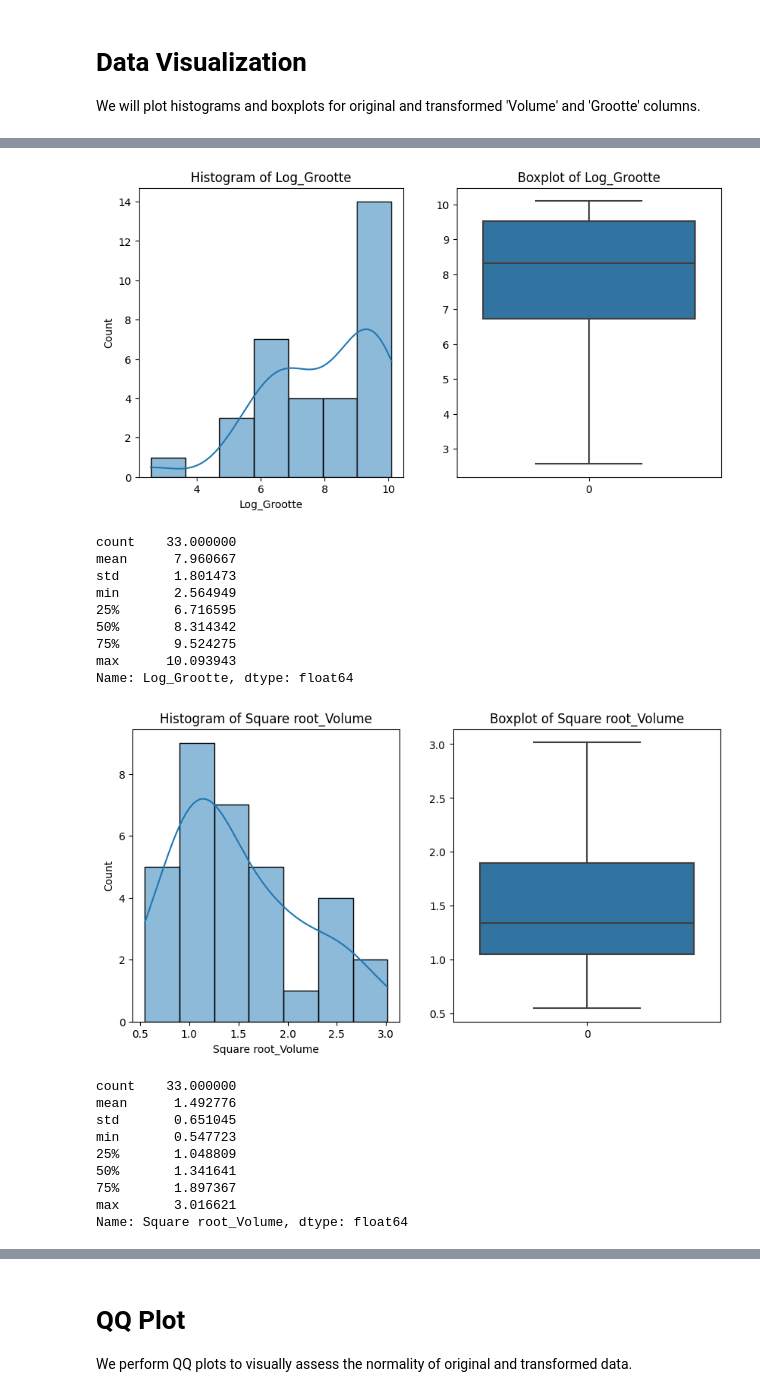
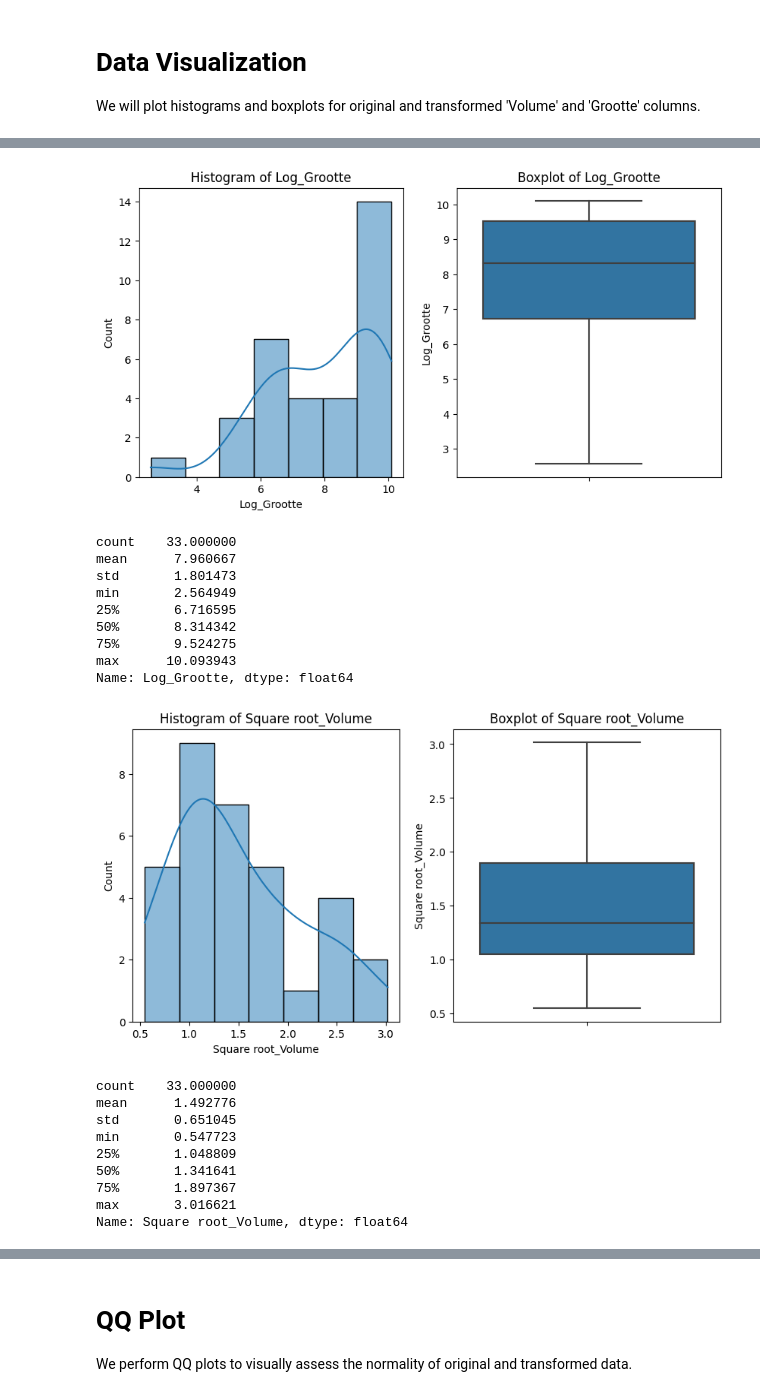
Before and after one commit to Nabla7/intro_stats, a Jupyter notebook: analysis.ipynb, the cells around one changed output, grey strips where cells are left out. Saved outputs shown, nothing was run; the diff lists cells and outputs as text; code cells hidden in the pictures.

```diff
--- a/analysis.ipynb
+++ b/analysis.ipynb
@@ -43,6 +43,23 @@ for name, function in transformations.items():
 # Data Visualization
 We will plot histograms and boxplots for original and transformed 'Volume' and 'Grootte' columns.
 # %%
+def plot_hist_boxplot(df, col):
+    plt.figure(figsize=(10, 5))
+
+    plt.subplot(1, 2, 1)
+    sns.histplot(df[col], kde=True)
+    plt.title(f'Histogram of {col}')
+
+    plt.subplot(1, 2, 2)
+    sns.boxplot(y=df[col])
+    plt.title(f'Boxplot of {col}')
+
+    plt.show()
+
+    print(df[col].describe())
+
+
+
 cols = ['Volume', 'Grootte'] + [f'{name}_{col}' for name in transformations for col in ['Volume', 'Grootte']]
 
 for col in cols:
@@ -72,23 +89,23 @@ Name: Grootte, dtype: float64
 count    33.000000
 mean      0.615983
 std       0.884560
 min      -1.203973
 25%       0.095310
 50%       0.587787
 75%       1.280934
 max       2.208274
 Name: Log_Volume, dtype: float64
-[figure, old version]
+[figure, new version]
 count    33.000000
 mean      7.960667
 std       1.801473
 min       2.564949
 25%       6.716595
 50%       8.314342
 75%       9.524275
 max      10.093943
 Name: Log_Grootte, dtype: float64
-[figure, old version]
+[figure, new version]
 count    33.000000
 mean      1.492776
 std       0.651045
```
Also changed, not shown: parts of 5 cells of this notebook, 1 other file.
